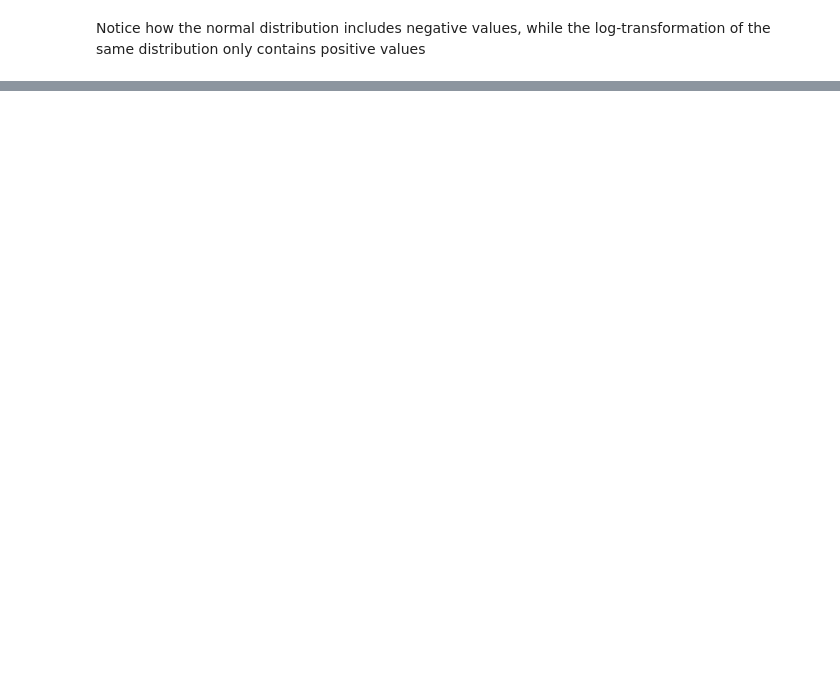
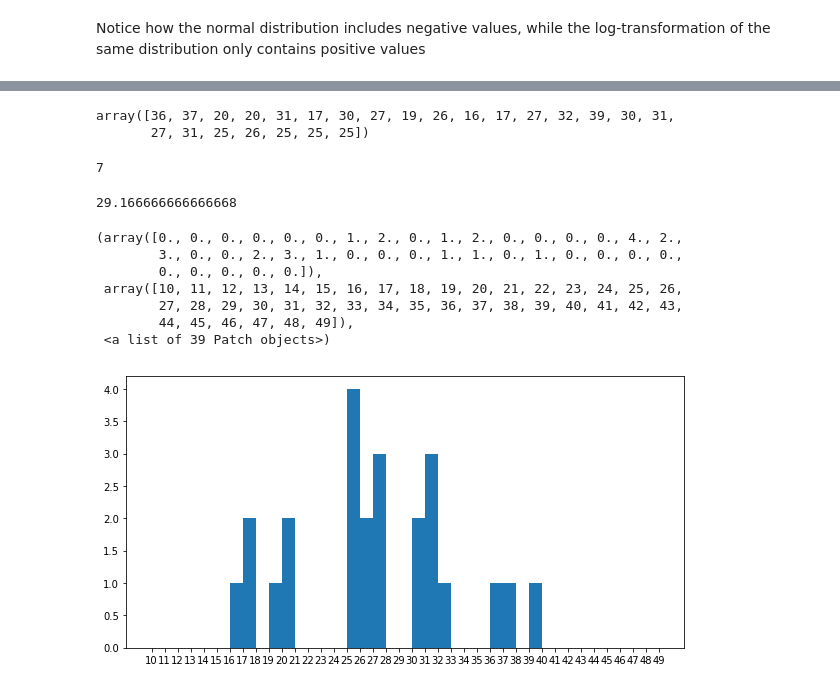
Before and after one commit to thomas-roux/programming-assignment, a Jupyter notebook: programming-assignment.ipynb, the cells around one changed output, grey strips where cells are left out. Saved outputs shown, nothing was run; the diff lists cells and outputs as text; code cells hidden in the pictures; blank space fills up the shorter version.

Commit message:
Added poisson function

```diff
--- a/programming-assignment.ipynb
+++ b/programming-assignment.ipynb
@@ -495,3 +470,38 @@ Notice how the normal distribution includes negative values, while the log-trans
+# %%
+# Generate a random array of number of calls per hour for 24 hours
+calls = np.random.poisson(25, 24)
+calls
+# %% [output]
+array([36, 37, 20, 20, 31, 17, 30, 27, 19, 26, 16, 17, 27, 32, 39, 30, 31,
+       27, 31, 25, 26, 25, 25, 25])
+# %%
+# Determine how many hours have more than 30 calls
+callsmax = sum(calls > 30)
+callsmax
+# %% [output]
+7
+# %%
+# Calculate the cumulative probability of this occurring in any 24hr period
+callsprob = callsmax/24*100
+callsprob
+# %% [output]
+29.166666666666668
+# %%
+# Increase image size - https://stackoverflow.com/a/36368418
+plt.rcParams['figure.figsize'] = [10, 5]
+
+# Plot this distribution
+plt.xticks(range(10,50))
+plt.hist(calls, bins=range(10,50)) # https://stackoverflow.com/a/27084005
+# %% [output]
+(array([0., 0., 0., 0., 0., 0., 1., 2., 0., 1., 2., 0., 0., 0., 0., 4., 2.,
+        3., 0., 0., 2., 3., 1., 0., 0., 0., 1., 1., 0., 1., 0., 0., 0., 0.,
+        0., 0., 0., 0., 0.]),
+ array([10, 11, 12, 13, 14, 15, 16, 17, 18, 19, 20, 21, 22, 23, 24, 25, 26,
+        27, 28, 29, 30, 31, 32, 33, 34, 35, 36, 37, 38, 39, 40, 41, 42, 43,
+        44, 45, 46, 47, 48, 49]),
+ <a list of 39 Patch objects>)
+[figure, added]
 # %% [markdown]
 ## In-text Reference Links
 * https://realpython.com/python-modules-packages/
```
Also changed, not shown: parts of 33 cells of this notebook.
